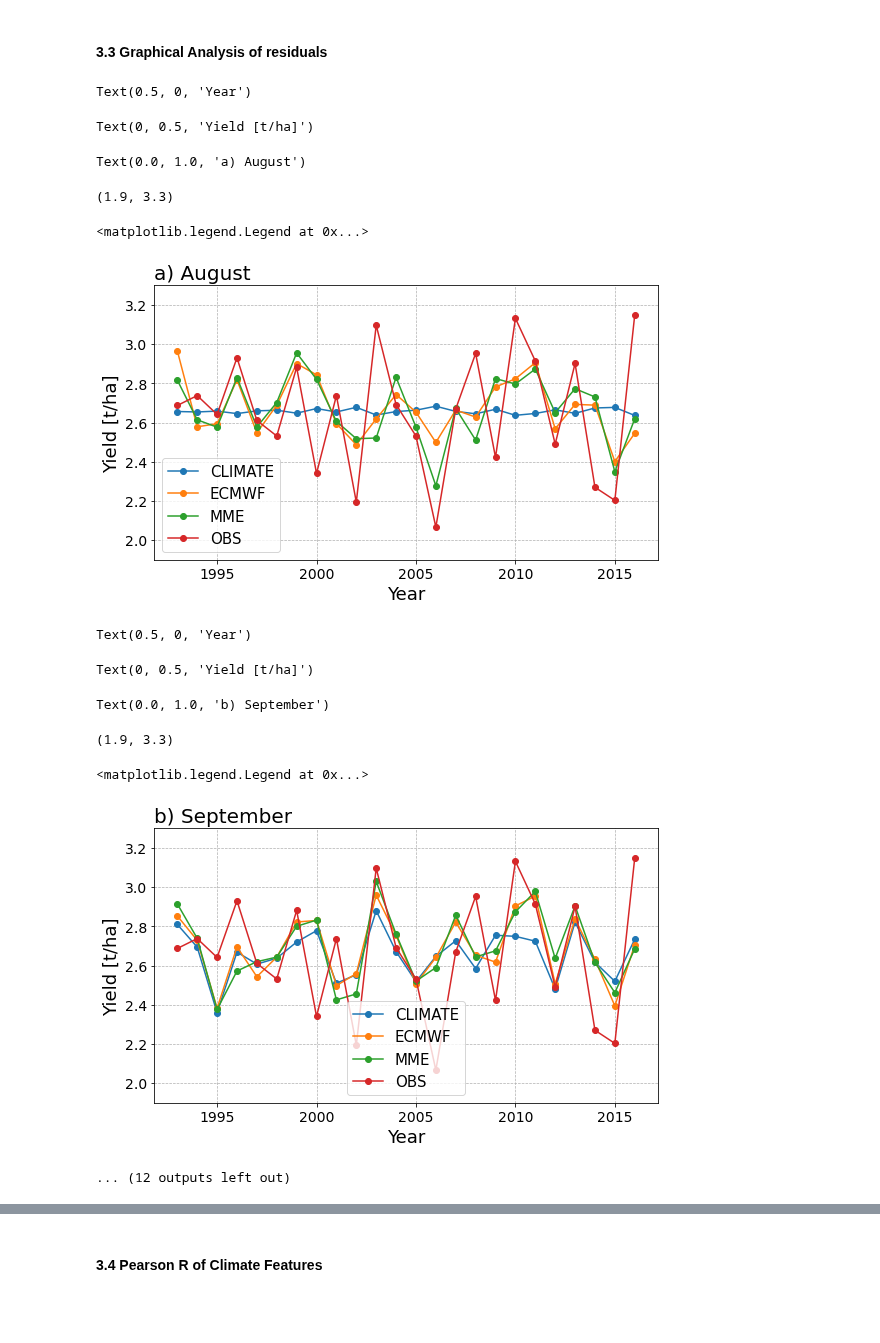
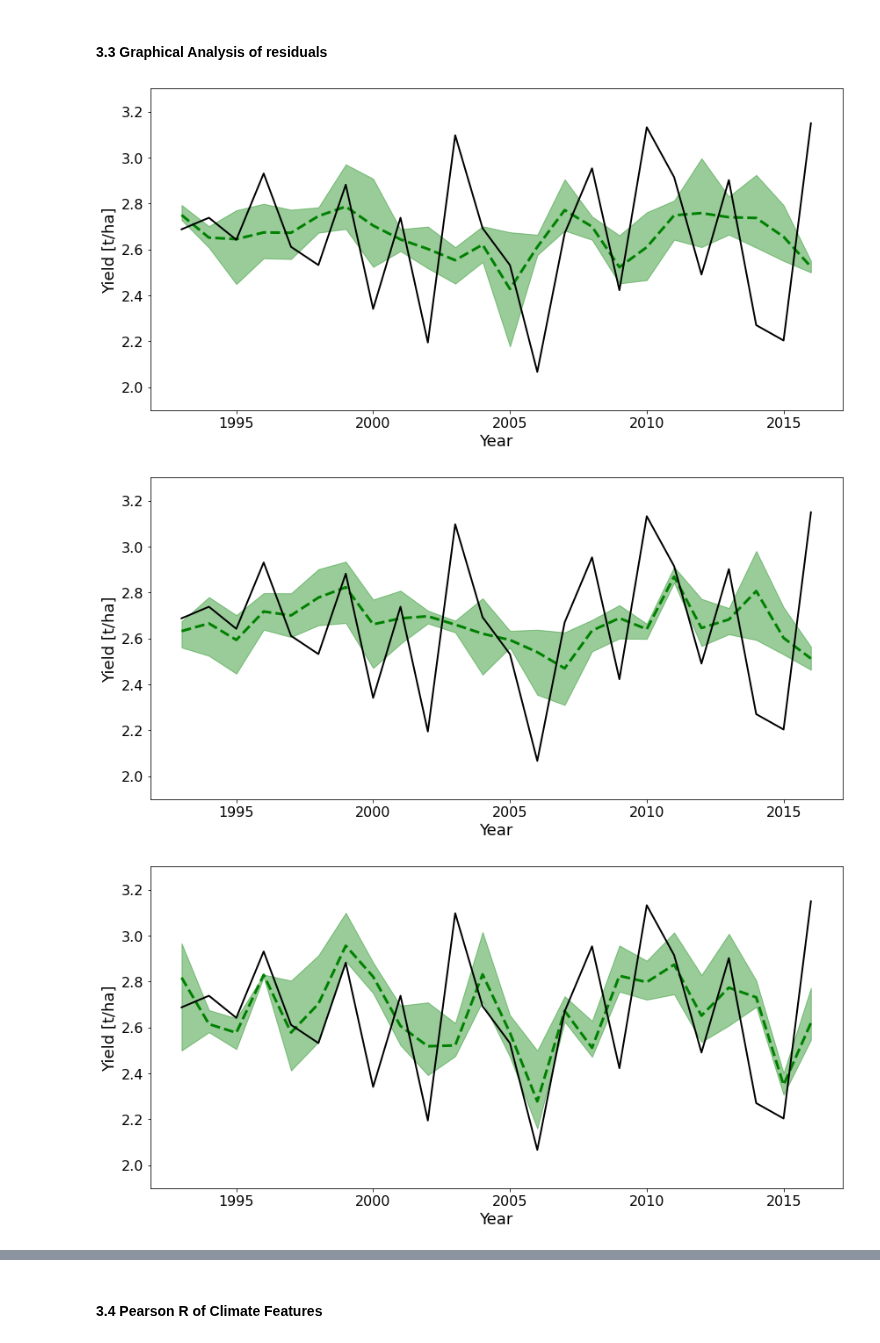
Before and after one commit to mzachow/wheat-yield-forecast-brazil, a Jupyter notebook: figures_for_manuscript.ipynb, the cells around one changed output, grey strips where cells are left out. Cells and saved outputs as stored; diff of their text form; code cells hidden in the pictures; blank space fills up the shorter version.

Commit message:
figures: update on figures

```diff
--- a/figures_for_manuscript.ipynb
+++ b/figures_for_manuscript.ipynb
@@ -126,38 +129,30 @@ plt.show();
 # %% [markdown]
 #### 3.3 Graphical Analysis of residuals
 # %%
-titles = dict(zip([8, 9, 10, 11], ["a) August", "b) September", "c) October", "d) November"]))
-for im in [8, 9, 10, 11]:
+
+titles = dict(zip([6, 7, 8, 9, 10, 11], ["a) 6 (June)", "b) 7 (July)", "c) 8 (Aug)", "d) 9 (Sep)", "e) 10 (Oct)", "f) 11 (Nov)"]))
+for im in list(range(6, 12)):
     #results = pd.DataFrame(0, index=models + ["OBS"], columns=list(range(1993,2017)))
-    plot_sims = simulations.loc[(simulations["init_month"] == im) & (simulations["model"].isin(["MME", "ECMWF", "CLIMATE"]))].pivot(index="year", columns="model", values="predicted")
+    plot_sims = simulations.loc[(simulations["init_month"] == im) & (simulations["model"].isin(["MME", "ECMWF", "NCEP", "UKMO"]))].pivot(index="year", columns="model", values="predicted")
     plot_obs = simulations.iloc[:24, [0,2,3]].assign(model="OBS").pivot(index="year", columns="model", values="yield")
     plot_all = plot_sims.merge(plot_obs, on="year").apply(lambda x: x/1000)
+    min_values = plot_all[["ECMWF", "NCEP", "UKMO"]].min(axis=1).values
+    max_values = plot_all[["ECMWF", "NCEP", "UKMO"]].max(axis=1).values
+    plt.figure(figsize=(12,6))
 
-    ax = plot_all.plot(figsize=(8,5), marker='o')
-    ax.grid('on', which='both', axis='y', linestyle='--', linewidth=.7)
-    ax.grid('on', which='both', axis='x', linestyle='--', linewidth=.7)
+    ax = sns.lineplot(data=plot_all, x=plot_all.index, y=plot_all["MME"], linewidth=3, color="green", linestyle="--")
+    sns.lineplot(data=plot_all, x=plot_all.index, y=plot_all["OBS"], linewidth=2, color="black", alpha=1)
+    plt.fill_between(plot_all.index, min_values, max_values, color="green", alpha=0.4)
     ax.set_xlabel("Year", fontsize=18)
     ax.set_ylabel("Yield [t/ha]", fontsize=18)
-    ax.set_title(titles[im], loc="left", fontsize=20)
     ax.set_ylim(1.9, 3.3)
-    ax.xaxis.set_tick_params(labelsize=14)
-    ax.yaxis.set_tick_params(labelsize=14)
-    ax.legend(fontsize=15)
+    ax.xaxis.set_tick_params(labelsize=16)
+    ax.yaxis.set_tick_params(labelsize=16)
     name = str(titles[im])
     plt.tight_layout()
     #plt.savefig("images/" + name + ".svg")
-    plt.show();
+    plt.show()
 # %% [output]
-Text(0.5, 0, 'Year')
-Text(0, 0.5, 'Yield [t/ha]')
-Text(0.0, 1.0, 'a) August')
-(1.9, 3.3)
-<matplotlib.legend.Legend at 0x...>
-[figure, old version]
+[figure, new version]
-Text(0.5, 0, 'Year')
-Text(0, 0.5, 'Yield [t/ha]')
-Text(0.0, 1.0, 'b) September')
-(1.9, 3.3)
-<matplotlib.legend.Legend at 0x...>
-[figure, old version]
+[figure, new version]
-... (12 outputs left out)
+[figure, added]
```
Also changed, not shown: parts of 8 cells of this notebook, 14 other files.
